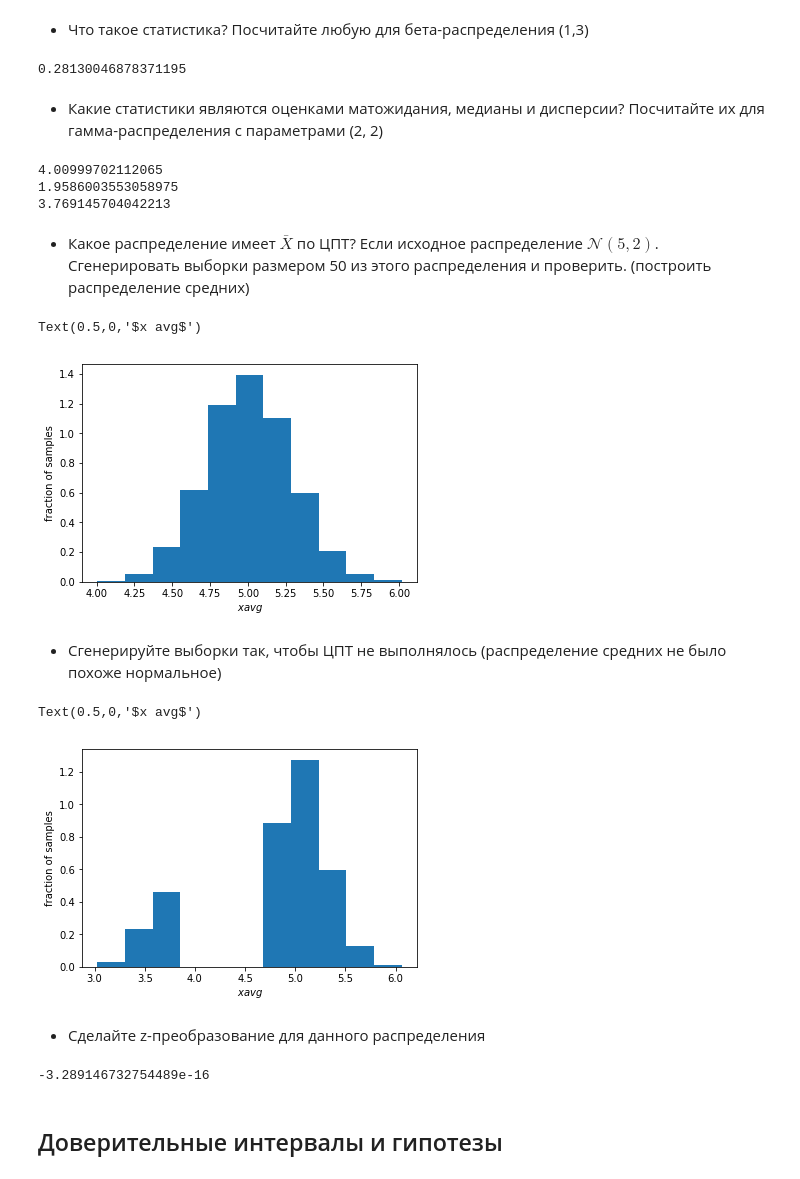
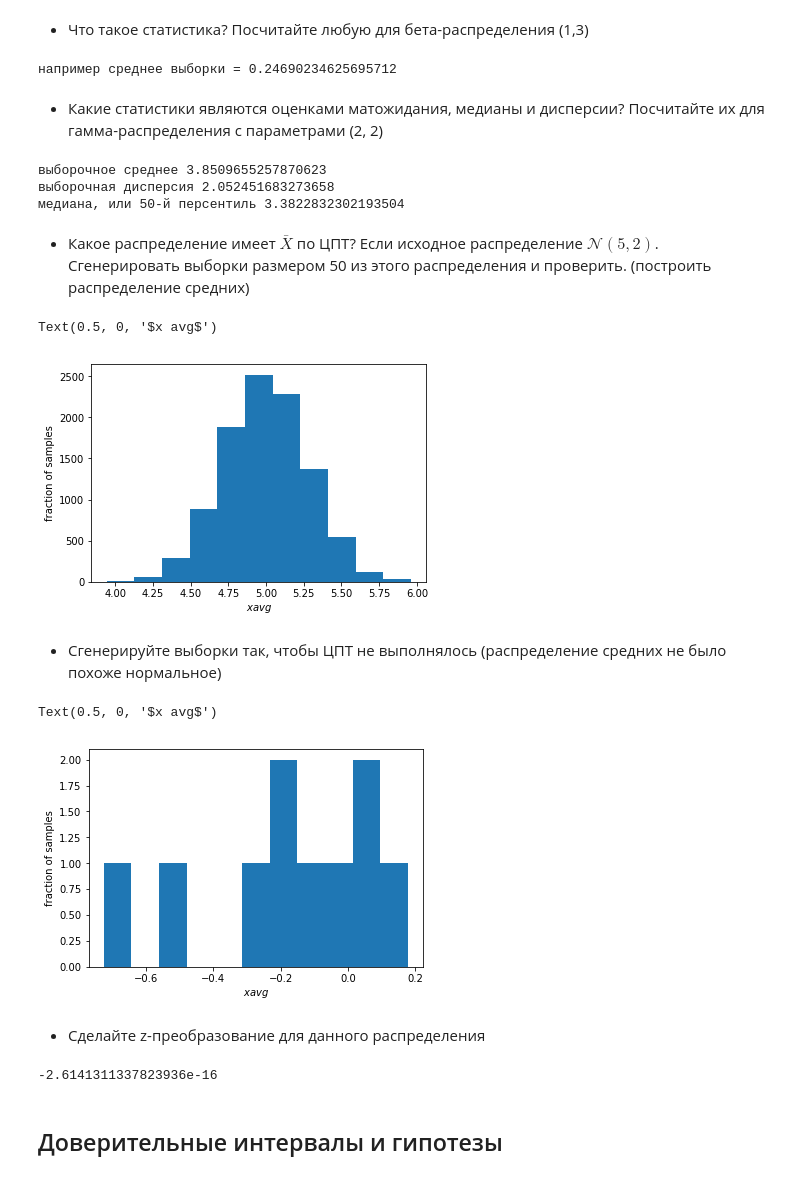
Before and after one commit to levprltsk/Python-Netology-HWs, a Jupyter notebook: HW2 Stat.ipynb, the cells around one changed output. Cells and saved outputs as stored; diff of their text form; code cells hidden in the pictures.

```diff
--- a/HW2 Stat.ipynb
+++ b/HW2 Stat.ipynb
@@ -129,10 +138,10 @@ beta_rv = stats.beta(1,3)
 #your code here
 sample_beta = beta_rv.rvs(100)
 mean = sample_beta.mean()
-mean
+print ('например, выборочное среднее =',mean)
 #статистика - измеримая числовая функция от выборки
 # %% [output]
-0.28130046878371195
+например среднее выборки = 0.24690234625695712
 # %% [markdown]
 - Какие статистики являются оценками матожидания, медианы и дисперсии? Посчитайте их для гамма-распределения с параметрами (2, 2)
 # %%
@@ -143,16 +152,19 @@ mean = sample_gamma.mean() #матожидание
 var = sample_gamma.var()   #дисперсия
 med = np.median(sample_gamma)   #медиана
 
-print(mean)
-print(var)
-print(med)
+print('выборочное среднее', mean)
+print('выборочная дисперсия', var)
+print('медиана, или 50-й перcентиль', med)
 # %% [output]
-4.00999702112065
-1.9586003553058975
-3.769145704042213
+выборочное среднее 3.8509655257870623
+выборочная дисперсия 2.052451683273658
+медиана, или 50-й перcентиль 3.3822832302193504
 # %% [markdown]
 - Какое распределение имеет $\bar{X}$ по ЦПТ? Если исходное распределение $\mathcal{N}(5, 2)$. Сгенерировать выборки размером 50 из этого распределения и проверить. (построить распределение средних)
 # %%
+# по ЦПТ Выборочное среднее будет стремтиться к среднему распределения т.е. к 5
+# чем больше объем выборки, тем точнее оценка выборочного среднего
+
 #your code here
 norm_rv = sts.norm(5,2)
 
@@ -161,30 +173,29 @@ for i in range(10000):
     sample = norm_rv.rvs(50)
     mean_array.append(sample.mean())
 
-plt.hist(mean_array, 11, normed=True)
+plt.hist(mean_array, 11)
 plt.ylabel('fraction of samples')
 plt.xlabel('$x avg$')
 # %% [output]
-Text(0.5,0,'$x avg$')
+Text(0.5, 0, '$x avg$')
-[figure, old version]
+[figure, new version]
 # %% [markdown]
 - Сгенерируйте выборки так, чтобы ЦПТ не выполнялось (распределение средних не было похоже нормальное)
 # %%
 #your code here
+
 mean_array=[]
-for i in range(10000):
+for i in range(10):
     sample = norm_rv.rvs(50)
-    if sample.mean() < 4.75:
-        mean_array.append(sample.mean()-1)
-    else:
-        mean_array.append(sample.mean())
+    mean_array.append(sample.mean())
 
-plt.hist(mean_array, 11, normed=True)
+
+plt.hist(mean_array, 11)
 plt.ylabel('fraction of samples')
 plt.xlabel('$x avg$')
 # %% [output]
-Text(0.5,0,'$x avg$')
+Text(0.5, 0, '$x avg$')
-[figure, old version]
+[figure, new version]
 # %% [markdown]
 - Сделайте z-преобразование для данного распределения
 # %%
@@ -200,7 +211,7 @@ for i in range (10000):
 
 print(mean_z/10000)
 # %% [output]
--3.289146732754489e-16
+-2.6141311337823936e-16
 # %% [markdown]
 ## Доверительные интервалы и гипотезы
 # %% [markdown]
```
Also changed, not shown: parts of 15 cells of this notebook.
